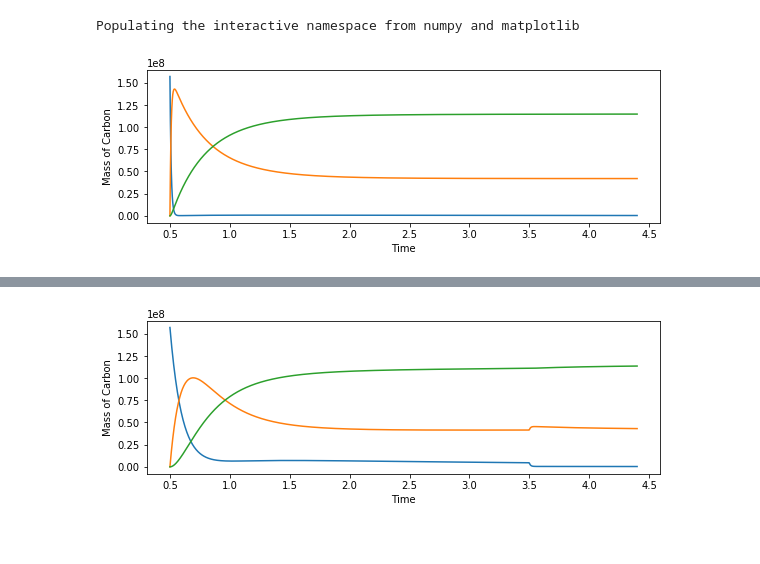
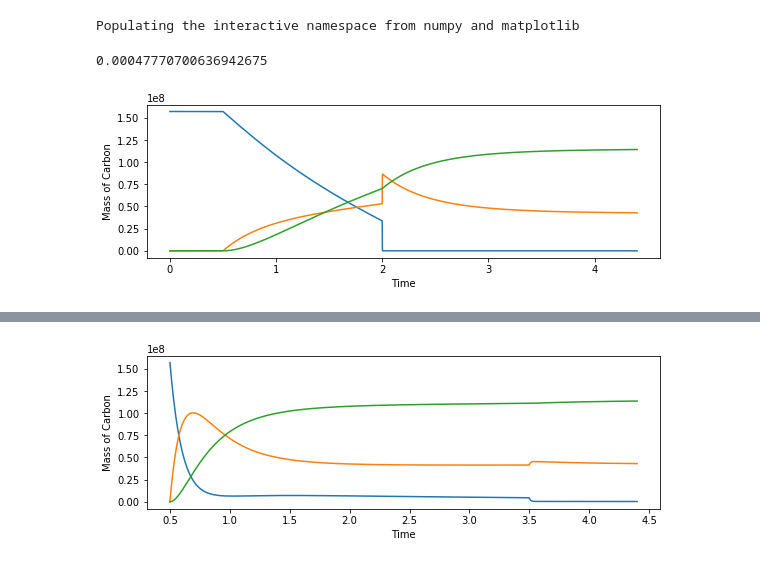
Before and after one commit to hlokavarapu/Geology_Journal, a Jupyter notebook: 00JUPYTER/Problem #2b.ipynb, the cells around one changed output, grey strips where cells are left out. Drawn from its saved outputs; the diff is of its cells as text; code cells hidden in the pictures.

```diff
--- a/00JUPYTER/Problem #2b.ipynb
+++ b/00JUPYTER/Problem #2b.ipynb
@@ -11,34 +11,55 @@ def calc_t_2(cMa0, cMa_2, t_1, tau_1):
 
 def f(y, t, params):
     cMa, cMcc, cMm = y
-    tau, cMmp, cFmap, cMccp, cFccmp, tp, tf = params
+    t_0, t_1, t_2, t_p, tf, tau_1, tau_2, cMa0, cMa_t2, cMmp, cFmap, cMccp, cFccmp = params
+    #tau, cMmp, cFmap, cMccp, cFccmp, tp, tf = params
 
-    if (0 <= t and t < t_1):
-        derivs = [(cMm/cMmp)*cFmap*exp((tp - t)/tf) - cMa/tau,
-             cMa/tau - (cMcc/cMccp)*cFccmp*exp((tp - t)/tf),
-             ((cMcc/cMccp)*cFccmp - (cMm/cMmp)*cFmap)*exp((tp-t)/tf)]
+    if (t == t_2):
+        cMa = cMa_t2
+
+    if (t_0 <= t and t < t_1):
+        derivs = [(cMm/cMmp)*cFmap*exp((t_p - t)/tf) - 0,
+                  0 - (cMcc/cMccp)*cFccmp*exp((t_p - t)/tf),
+                  ((cMcc/cMccp)*cFccmp - (cMm/cMmp)*cFmap)*exp((t_p-t)/tf)]
     elif (t_1 <= t < t_2):
-        derivs = [(cMm/cMmp)*cFmap*exp((tp - t)/tf) - cMa/tau,
-             cMa/tau - (cMcc/cMccp)*cFccmp*exp((tp - t)/tf),
-             ((cMcc/cMccp)*cFccmp - (cMm/cMmp)*cFmap)*exp((tp-t)/tf)]
+        derivs = [(cMm/cMmp)*cFmap*exp((t_p - t)/tf) - cMa0/tau_1,
+                  cMa0/tau_1 - (cMcc/cMccp)*cFccmp*exp((t_p - t)/tf),
+                  ((cMcc/cMccp)*cFccmp - (cMm/cMmp)*cFmap)*exp((t_p-t)/tf)]
     else:
-        derivs = [(cMm/cMmp)*cFmap*exp((tp - t)/tf) - cMa/tau,
-             cMa/tau - (cMcc/cMccp)*cFccmp*exp((tp - t)/tf),
-             ((cMcc/cMccp)*cFccmp - (cMm/cMmp)*cFmap)*exp((tp-t)/tf)]
+        derivs = [(cMm/cMmp)*cFmap*exp((t_p - t)/tf) - cMa/tau_2,
+                  cMa/tau_2 - (cMcc/cMccp)*cFccmp*exp((t_p - t)/tf),
+                  ((cMcc/cMccp)*cFccmp - (cMm/cMmp)*cFmap)*exp((t_p-t)/tf)]
 
     return derivs
 
 # Parameters
-t_1 = 0.5
-tp = 4.4
-tau_1
+t_0 = 0   #Gyr
+t_1 = 0.5 #Gyr
+t_p = 4.4  #Gyr
+
+tau_1 = 1.5 #Gyr
+cMa0 = 1.57e8 #Gt
+cMa_t2 = 5e4 #Gt
+tau_2 = cMa_t2 * (tau_1/cMa0)
+print(tau_2)
+#F_ccm = 35e-3 #Gt/yr
+#F_acc = 105e-3 #Gt/yr
+#cMa_tp = 2e3 #Gt
+#tau_2 = cMa_tp/F_ccm #yr
+#cMa_t2 = F_acc * tau_2 #Gt
+
+#tau_1 = cMa0*tau_2/cMa_t2 #yr
+#tau_2 = tau_2*1e-9
+#tau_1 = tau_1*1e-9
+
+t_2 = calc_t_2(cMa0, cMa_t2, t_1, tau_1) #Gyr
+
 tf = 3.61
-ts = 1e3
+ts = 1e4
 
-tau = .01
-cFmap = (36/1000)*1e9
+cFmap = (36/1000)*1e9 #Gt/Gyr
 cMmp = 1.15e8
-cFccmp = (36/1000)*1e9
+cFccmp = (36/1000)*1e9 #Gt/Gyr
 cMccp = 4.2e7
 
 # Initial values
@@ -47,42 +68,44 @@ cMcc0 = 0
 cMm0 = 0
 
 # Bundle parameters for ODE solver
-params = [tau, cMmp, cFmap, cMccp, cFccmp, tp, tf]
-
+#params = [tau, cMmp, cFmap, cMccp, cFccmp, tp, tf]
+#params = [t_0, t_1, t_2, t_p, tf, tau_1, tau_2, cMa0, cMa_t2, cMmp, cFmap, cMccp, cFccmp]
+params = [t_0, t_1, t_2, t_p, tf, tau_1, tau_2, cMa0, cMa_t2, cMmp, cFmap, cMccp, cFccmp]
 # Bundle initial conditions for ODE solver
 y0 = [cMa0, cMcc0, cMm0]
 
-t = np.linspace(t_1,tp,ts)
+t = np.linspace(t_0,t_p,ts)
 solution = odeint(f, y0, t, args=(params,))
 fig = plt.figure(1, figsize=(8,8))
 
 # Plot cMa as a function of time
 ax1 = fig.add_subplot(311)
 ax1.plot(t, solution[:,0])
 ax1.set_xlabel('Time')
 ax1.set_ylabel('Mass of Carbon in Atmosphere')
 
 #tmp = np.empty(len(t))
 #tmp.fill(0)
 #ax1.plot(t,tmp)
 #print(solution[:,0] - 0)
 
 # Plot cMcc as a function of time
 ax2 = fig.add_subplot(311)
 ax2.plot(t, solution[:,1])
 ax2.set_xlabel('Time')
 ax2.set_ylabel('Mass of Carbon in Continental Crust')
 
 # Plot cMm as a function of time
 ax3 = fig.add_subplot(311)
 ax3.plot(t, solution[:,2])
 ax3.set_xlabel('Time')
 ax3.set_ylabel('Mass of Carbon')
 
 plt.tight_layout()
 plt.show()
 # %% [output]
+0.00047770700636942675
-[figure, old version]
+[figure, new version]
 # %%
 from scipy.integrate import odeint
 #help(odeint)    # Uncomment to view the help file for this function
```
Also changed, not shown: 2 other files.
